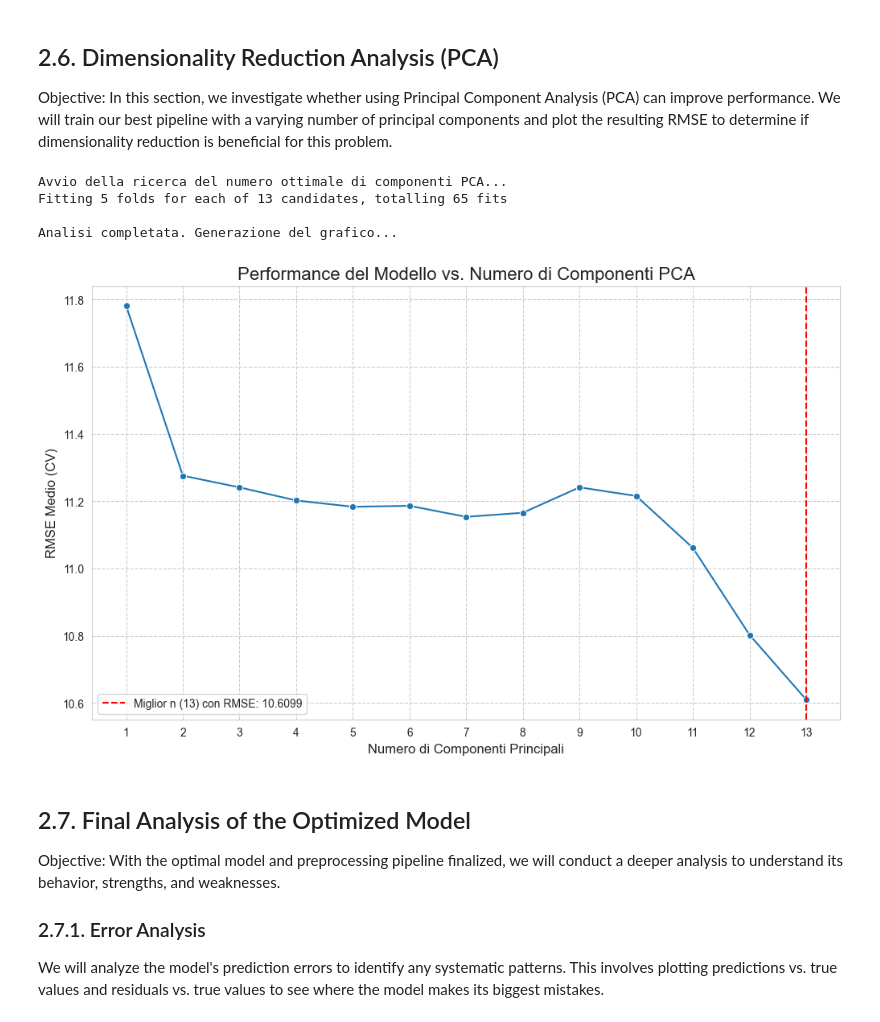
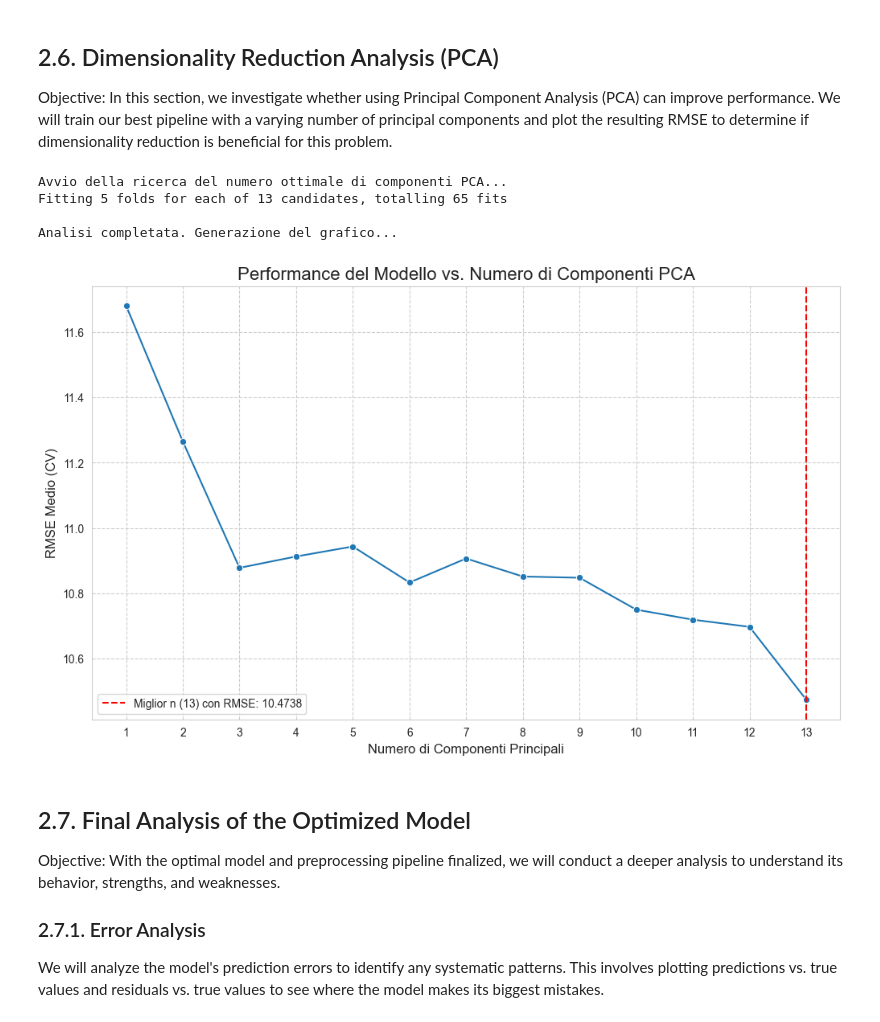
Before and after one commit to andrea-00/speech-age-estimation, a Jupyter notebook: notebooks/pipeline_prototype.ipynb, the cells around one changed output. Cells and saved outputs as stored; diff of their text form; code cells hidden in the pictures.

```diff
--- a/notebooks/pipeline_prototype.ipynb
+++ b/notebooks/pipeline_prototype.ipynb
@@ -431,7 +405,7 @@ param_grid = [
     {
     'preprocessing__final_preprocessor__num': [
         Pipeline(steps=[
-            ('scaler', MinMaxScaler()),
+            ('scaler', StandardScaler()),
             ('pca', PCA())
         ])
     ],
@@ -446,34 +420,34 @@ grid_search_pca = GridSearchCV(
 
 print("Avvio della ricerca del numero ottimale di componenti PCA...")
 grid_search_pca.fit(X, y)
 
 # --- 4. Creazione del Grafico dai Risultati ---
 print("\nAnalisi completata. Generazione del grafico...")
 results_df = pd.DataFrame(grid_search_pca.cv_results_)
 n_components_range_results = results_df['param_preprocessing__final_preprocessor__num__pca__n_components']
 results_rmse = -results_df['mean_test_score']
 
 plt.figure(figsize=(12, 7))
 sns.lineplot(x=n_components_range_results, y=results_rmse, marker='o')
 plt.title('Performance del Modello vs. Numero di Componenti PCA', fontsize=16)
 plt.xlabel('Numero di Componenti Principali', fontsize=12)
 plt.ylabel('RMSE Medio (CV)', fontsize=12)
 plt.xticks(n_components_range_results)
 plt.grid(True, which='both', linestyle='--')
 
 best_n = grid_search_pca.best_params_['preprocessing__final_preprocessor__num__pca__n_components']
 best_rmse = -grid_search_pca.best_score_
 plt.axvline(best_n, color='red', linestyle='--', label=f'Miglior n ({best_n}) con RMSE: {best_rmse:.4f}')
 plt.legend()
 plt.show()
 
 # no PCA needed
 # %% [output]
 Avvio della ricerca del numero ottimale di componenti PCA...
 Fitting 5 folds for each of 13 candidates, totalling 65 fits
 
 Analisi completata. Generazione del grafico...
-[figure, old version]
+[figure, new version]
 # %% [markdown]
 ## 2.7. Final Analysis of the Optimized Model
 
```
Also changed, not shown: parts of 13 cells of this notebook, 1 other file.
